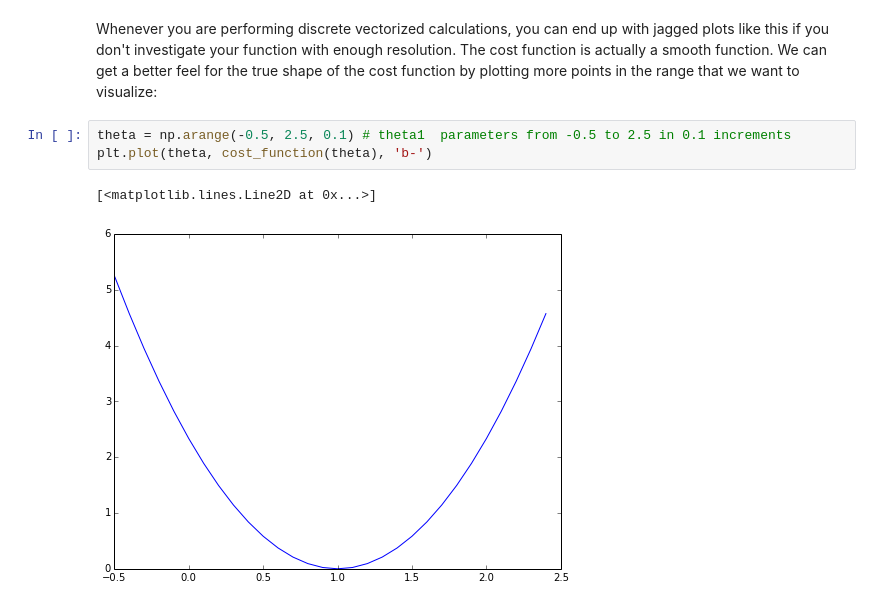
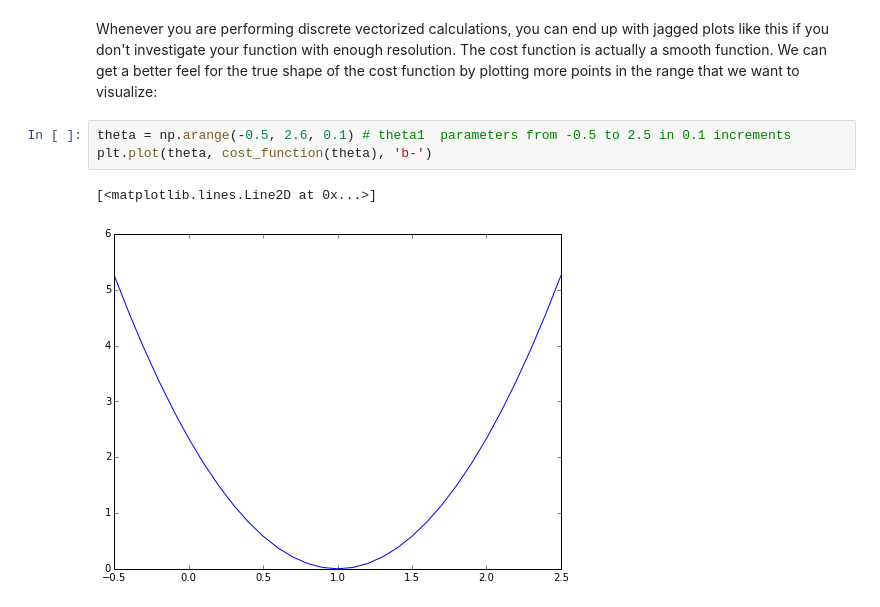
Before and after one commit to tgrasty/CSCI574-Machine-Learning, a Jupyter notebook: Lecture-03-Linear-Regression-With-One-Variable.ipynb, the cells around one changed output. Cells and saved outputs as stored; diff of their text form.

```diff
--- a/Lecture-03-Linear-Regression-With-One-Variable.ipynb
+++ b/Lecture-03-Linear-Regression-With-One-Variable.ipynb
@@ -308,8 +314,8 @@ if you don't investigate your function with enough resolution.  The cost functio
 function.  We can get a better feel for the true shape of the cost function by plotting more points in
 the range that we want to visualize:
 # %%
-theta = np.arange(-0.5, 2.5, 0.1) # theta1  parameters from -0.5 to 2.5 in 0.1 increments
+theta = np.arange(-0.5, 2.6, 0.1) # theta1  parameters from -0.5 to 2.5 in 0.1 increments
 plt.plot(theta, cost_function(theta), 'b-')
 # %% [output]
 [<matplotlib.lines.Line2D at 0x...>]
-[figure, old version]
+[figure, new version]
```
Also changed, not shown: parts of 11 cells of this notebook.
